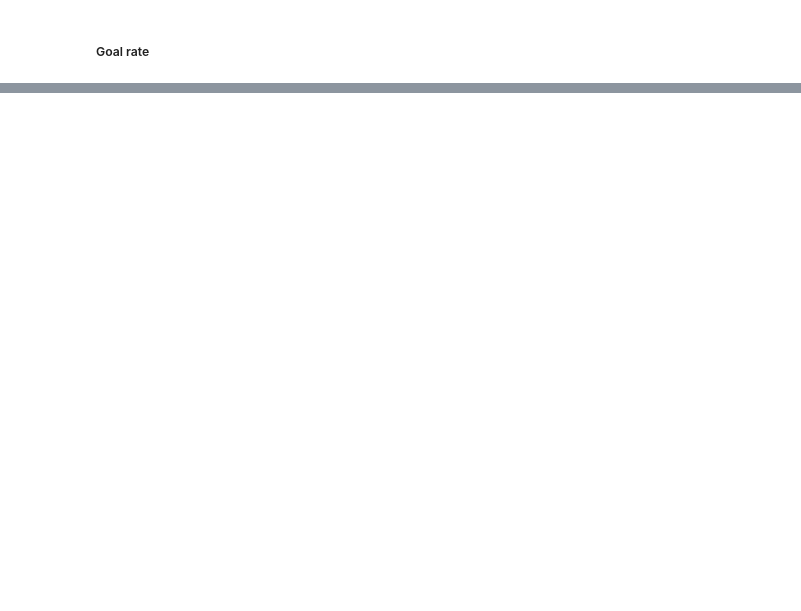
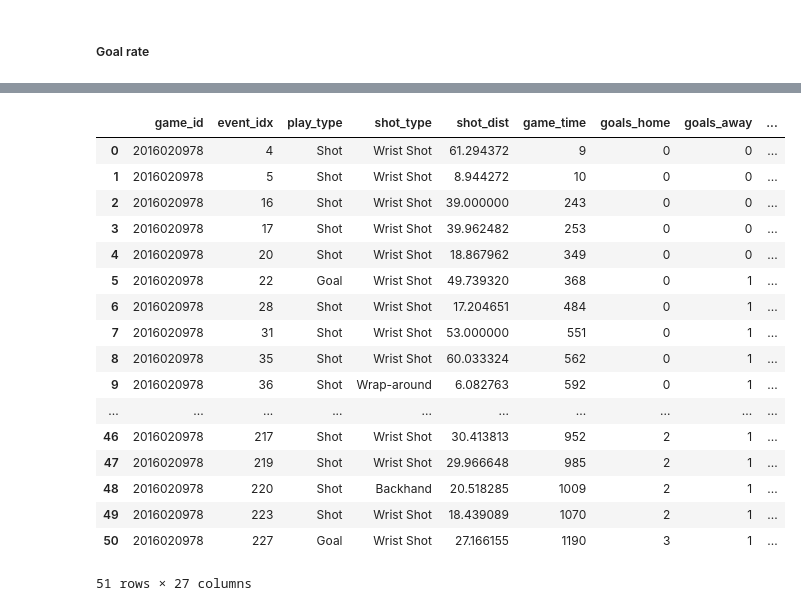
Before and after one commit to hfereidouni/DataScience, a Jupyter notebook: Milestone2/AdvancedModel.ipynb, the cells around one changed output, grey strips where cells are left out. Drawn from its saved outputs; the diff is of its cells as text; code cells hidden in the pictures; blank space fills up the shorter version.

```diff
--- a/Milestone2/AdvancedModel.ipynb
+++ b/Milestone2/AdvancedModel.ipynb
@@ -154,0 +118,2 @@ plt.grid(True)
+# %%
+json_path = '../nhl_data/2016020978.json'
@@ -154,0 +139,21 @@ plt.grid(True)
+# %%
+json_reader(json_path)
+# %% [output]
+|  | game_id | event_idx | play_type | shot_type | shot_dist | game_time | goals_home | goals_away | ... |
+| 0 | 2016020978 | 4 | Shot | Wrist Shot | 61.294372 | 9 | 0 | 0 | ... |
+| 1 | 2016020978 | 5 | Shot | Wrist Shot | 8.944272 | 10 | 0 | 0 | ... |
+| 2 | 2016020978 | 16 | Shot | Wrist Shot | 39.000000 | 243 | 0 | 0 | ... |
+| 3 | 2016020978 | 17 | Shot | Wrist Shot | 39.962482 | 253 | 0 | 0 | ... |
+| 4 | 2016020978 | 20 | Shot | Wrist Shot | 18.867962 | 349 | 0 | 0 | ... |
+| 5 | 2016020978 | 22 | Goal | Wrist Shot | 49.739320 | 368 | 0 | 1 | ... |
+| 6 | 2016020978 | 28 | Shot | Wrist Shot | 17.204651 | 484 | 0 | 1 | ... |
+| 7 | 2016020978 | 31 | Shot | Wrist Shot | 53.000000 | 551 | 0 | 1 | ... |
+| 8 | 2016020978 | 35 | Shot | Wrist Shot | 60.033324 | 562 | 0 | 1 | ... |
+| 9 | 2016020978 | 36 | Shot | Wrap-around | 6.082763 | 592 | 0 | 1 | ... |
+| ... | ... | ... | ... | ... | ... | ... | ... | ... | ... |
+| 46 | 2016020978 | 217 | Shot | Wrist Shot | 30.413813 | 952 | 2 | 1 | ... |
+| 47 | 2016020978 | 219 | Shot | Wrist Shot | 29.966648 | 985 | 2 | 1 | ... |
+| 48 | 2016020978 | 220 | Shot | Backhand | 20.518285 | 1009 | 2 | 1 | ... |
+| 49 | 2016020978 | 223 | Shot | Wrist Shot | 18.439089 | 1070 | 2 | 1 | ... |
+| 50 | 2016020978 | 227 | Goal | Wrist Shot | 27.166155 | 1190 | 3 | 1 | ... |
+51 rows × 27 columns
```
Also changed, not shown: parts of 18 cells of this notebook, 4 other files.
